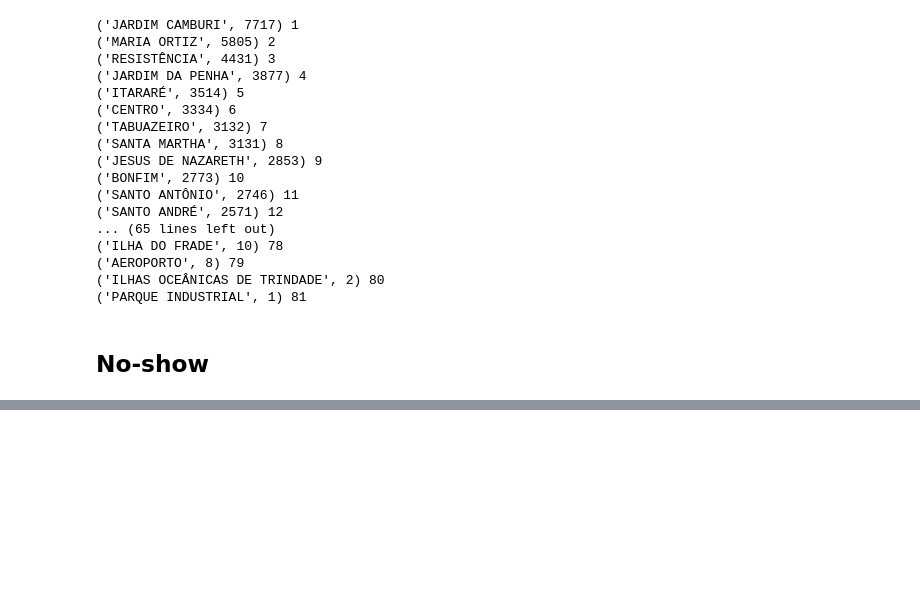
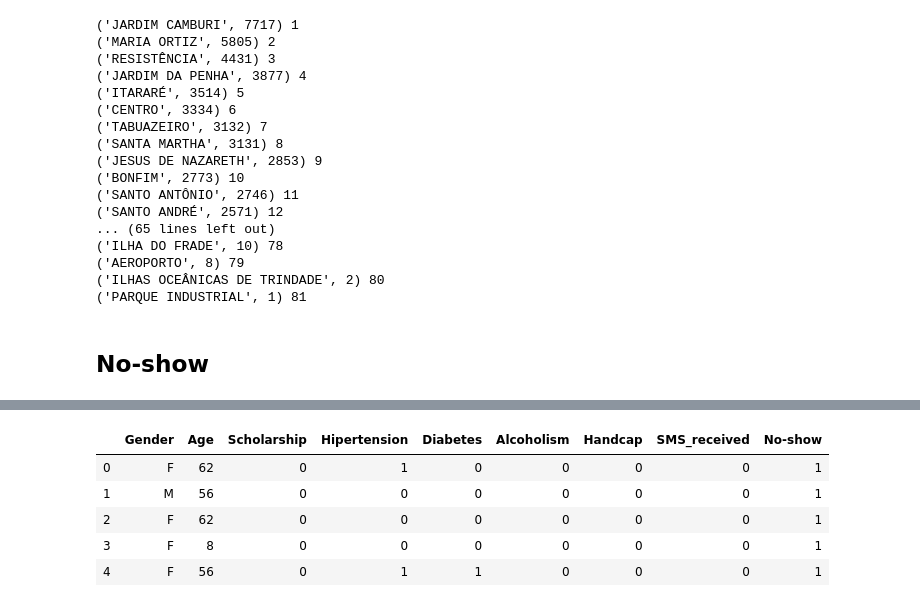
Before and after one commit to Seiji555/Team_AI, a Jupyter notebook: 20191102/Medical_Appointment.ipynb, the cells around one changed output, grey strips where cells are left out. Saved outputs shown, nothing was run; the diff lists cells and outputs as text; code cells hidden in the pictures; blank space fills up the shorter version.

```diff
--- a/20191102/Medical_Appointment.ipynb
+++ b/20191102/Medical_Appointment.ipynb
@@ -175,0 +295,9 @@ SyntaxError: EOL while scanning string literal (<ipython-input-17-f672c818df53>,
+# %%
+train_df.head()
+# %% [output]
+|  | Gender | Age | Scholarship | Hipertension | Diabetes | Alcoholism | Handcap | SMS_received | No-show |
+| 0 | F | 62 | 0 | 1 | 0 | 0 | 0 | 0 | 1 |
+| 1 | M | 56 | 0 | 0 | 0 | 0 | 0 | 0 | 1 |
+| 2 | F | 62 | 0 | 0 | 0 | 0 | 0 | 0 | 1 |
+| 3 | F | 8 | 0 | 0 | 0 | 0 | 0 | 0 | 1 |
+| 4 | F | 56 | 0 | 1 | 1 | 0 | 0 | 0 | 1 |
```
Also changed, not shown: parts of 17 cells of this notebook, 1 other file.
